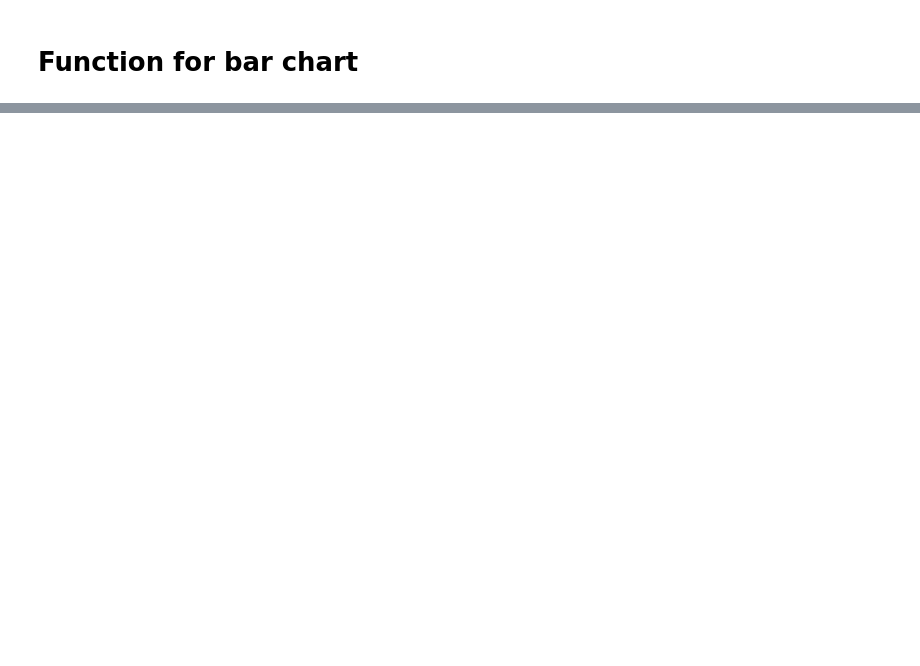
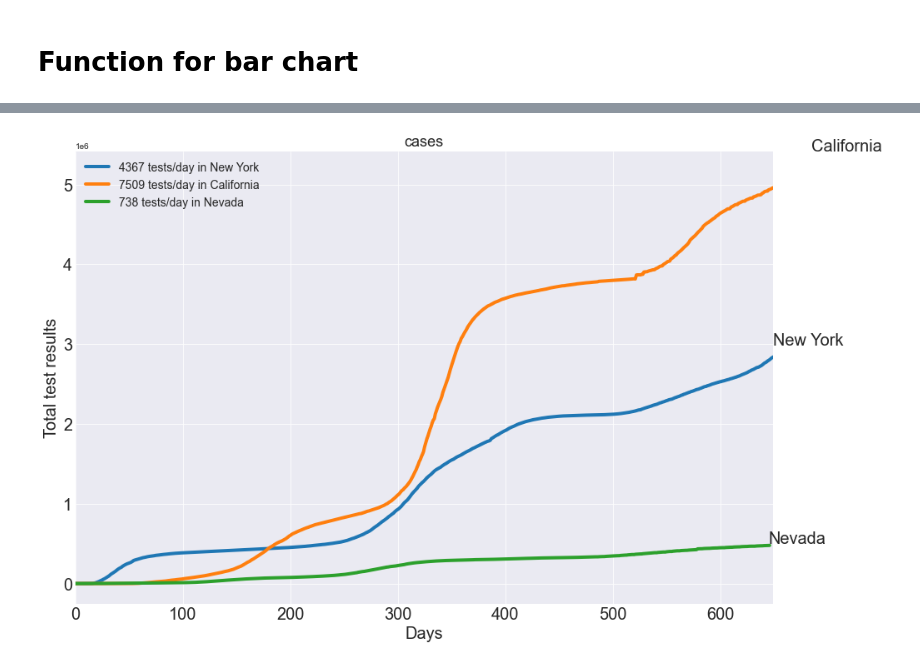
Before and after one commit to jenlcmc/COVID19-Data-Visualization, a Jupyter notebook: covid19.ipynb, the cells around one changed output, grey strips where cells are left out. Saved outputs shown, nothing was run; the diff lists cells and outputs as text; code cells hidden in the pictures; blank space fills up the shorter version.

```diff
--- a/covid19.ipynb
+++ b/covid19.ipynb
@@ -248,0 +264,30 @@ B/b for state data
+# %%
+def plotTesting(states_list=['New York','California', 'Nevada']):
+    """
+    Plots the cumulative testing done by the given list of states
+    """
+    test_list = []
+
+    plt.figure(figsize=(15,10))
+    plt.title("cases",fontsize=18)
+
+    for state in states_list:
+        info = np.array(df[df['state'] == state]['cases'])[1::1]
+        line = int((info[-1] - info[0]) / len(info))
+
+        plt.plot(info,linewidth = 4)
+        plt.text(x = len(info)-2, y = info[-1]*1.05, s = state,fontsize = 20)
+        test_list.append(str(line)+" tests/day in " + state)
+
+    plt.legend(test_list,fontsize = 14)
+    plt.grid(True)
+    plt.xlim(0, len(info) + 2)
+    plt.xticks(fontsize = 20)
+    plt.yticks(fontsize = 20)
+    plt.xlabel("Days",fontsize = 20)
+    plt.ylabel("Total test results",fontsize = 20)
+    plt.show()
+# %%
+plotTesting()
+# %% [output]
+[figure, added]
```
Also changed, not shown: parts of 10 cells of this notebook.
